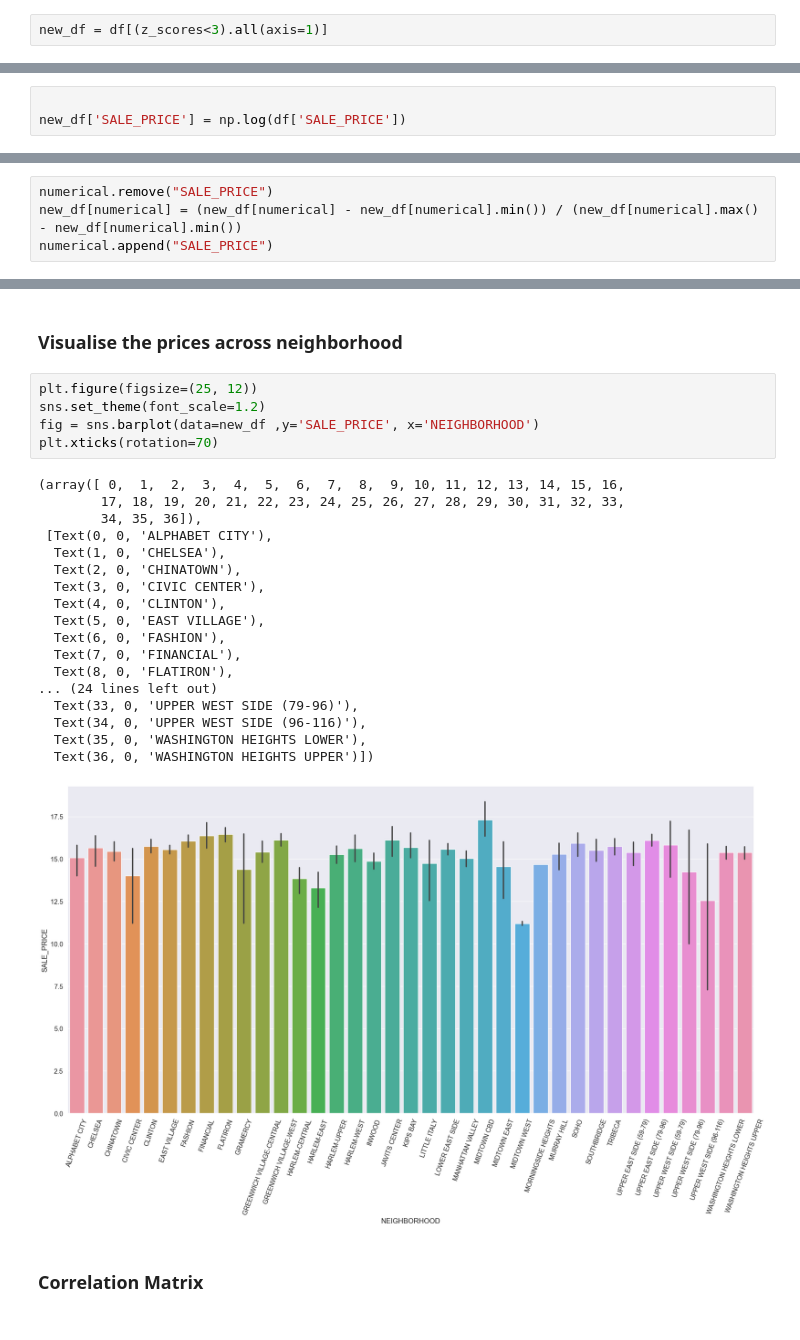
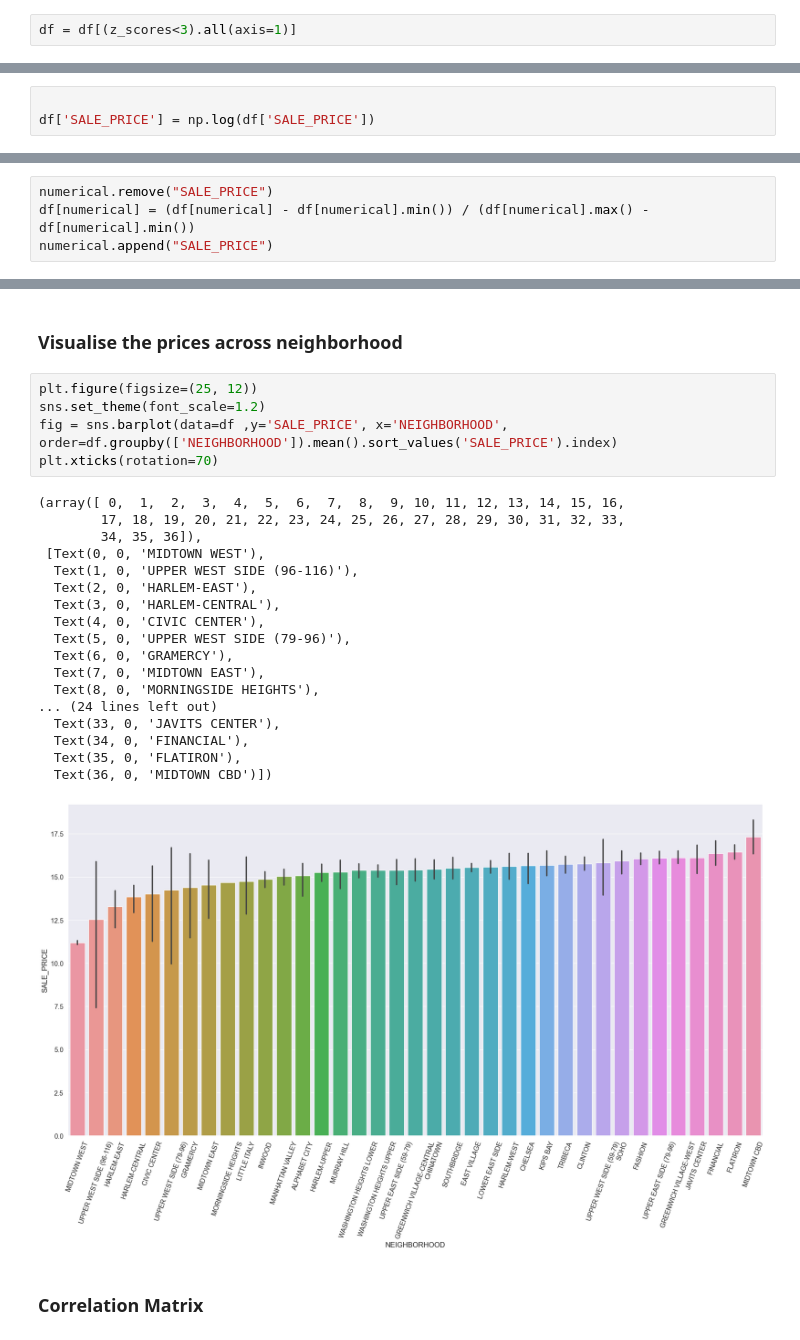
Before and after one commit to Stevedev7/Big-Data-CW, a Jupyter notebook: task1.ipynb, the cells around one changed output, grey strips where cells are left out. Saved outputs shown, nothing was run; the diff lists cells and outputs as text.

```diff
--- a/task1.ipynb
+++ b/task1.ipynb
@@ -136,7 +141,7 @@ dtype: int64
 numerical = df.select_dtypes(include=['int', 'float']).columns.tolist()
 z_scores = np.abs(stats.zscore(df[numerical]))
 # %%
-new_df = df[(z_scores<3).all(axis=1)]
+df = df[(z_scores<3).all(axis=1)]
 # %% [markdown]
 ### Show the shape of the resulting dataframe.
 # %%
@@ -159,4 +164,4 @@ new_df.describe()
 ### Consider the log of the prices and normalise the data.
 # %%
 
-new_df['SALE_PRICE'] = np.log(df['SALE_PRICE'])
+df['SALE_PRICE'] = np.log(df['SALE_PRICE'])
@@ -169,4 +168,4 @@ See the caveats in the documentation: https://pandas.pydata.org/pandas-docs/stab
 # %%
 numerical.remove("SALE_PRICE")
-new_df[numerical] = (new_df[numerical] - new_df[numerical].min()) / (new_df[numerical].max() - new_df[numerical].min())
+df[numerical] = (df[numerical] - df[numerical].min()) / (df[numerical].max() - df[numerical].min())
 numerical.append("SALE_PRICE")
@@ -195,27 +188,27 @@ new_df.describe()
 # %%
 plt.figure(figsize=(25, 12))
 sns.set_theme(font_scale=1.2)
-fig = sns.barplot(data=new_df ,y='SALE_PRICE', x='NEIGHBORHOOD')
+fig = sns.barplot(data=df ,y='SALE_PRICE', x='NEIGHBORHOOD', order=df.groupby(['NEIGHBORHOOD']).mean().sort_values('SALE_PRICE').index)
 plt.xticks(rotation=70)
 # %% [output]
 (array([ 0,  1,  2,  3,  4,  5,  6,  7,  8,  9, 10, 11, 12, 13, 14, 15, 16,
         17, 18, 19, 20, 21, 22, 23, 24, 25, 26, 27, 28, 29, 30, 31, 32, 33,
         34, 35, 36]),
- [Text(0, 0, 'ALPHABET CITY'),
-  Text(1, 0, 'CHELSEA'),
-  Text(2, 0, 'CHINATOWN'),
-  Text(3, 0, 'CIVIC CENTER'),
-  Text(4, 0, 'CLINTON'),
-  Text(5, 0, 'EAST VILLAGE'),
-  Text(6, 0, 'FASHION'),
-  Text(7, 0, 'FINANCIAL'),
-  Text(8, 0, 'FLATIRON'),
+ [Text(0, 0, 'MIDTOWN WEST'),
+  Text(1, 0, 'UPPER WEST SIDE (96-116)'),
+  Text(2, 0, 'HARLEM-EAST'),
+  Text(3, 0, 'HARLEM-CENTRAL'),
+  Text(4, 0, 'CIVIC CENTER'),
+  Text(5, 0, 'UPPER WEST SIDE (79-96)'),
+  Text(6, 0, 'GRAMERCY'),
+  Text(7, 0, 'MIDTOWN EAST'),
+  Text(8, 0, 'MORNINGSIDE HEIGHTS'),
 ... (24 lines left out)
-  Text(33, 0, 'UPPER WEST SIDE (79-96)'),
-  Text(34, 0, 'UPPER WEST SIDE (96-116)'),
-  Text(35, 0, 'WASHINGTON HEIGHTS LOWER'),
-  Text(36, 0, 'WASHINGTON HEIGHTS UPPER')])
+  Text(33, 0, 'JAVITS CENTER'),
+  Text(34, 0, 'FINANCIAL'),
+  Text(35, 0, 'FLATIRON'),
+  Text(36, 0, 'MIDTOWN CBD')])
-[figure, old version]
+[figure, new version]
 # %% [markdown]
 ### Correlation Matrix
 # %%
```
Also changed, not shown: parts of 15 cells of this notebook, 1 other file.
